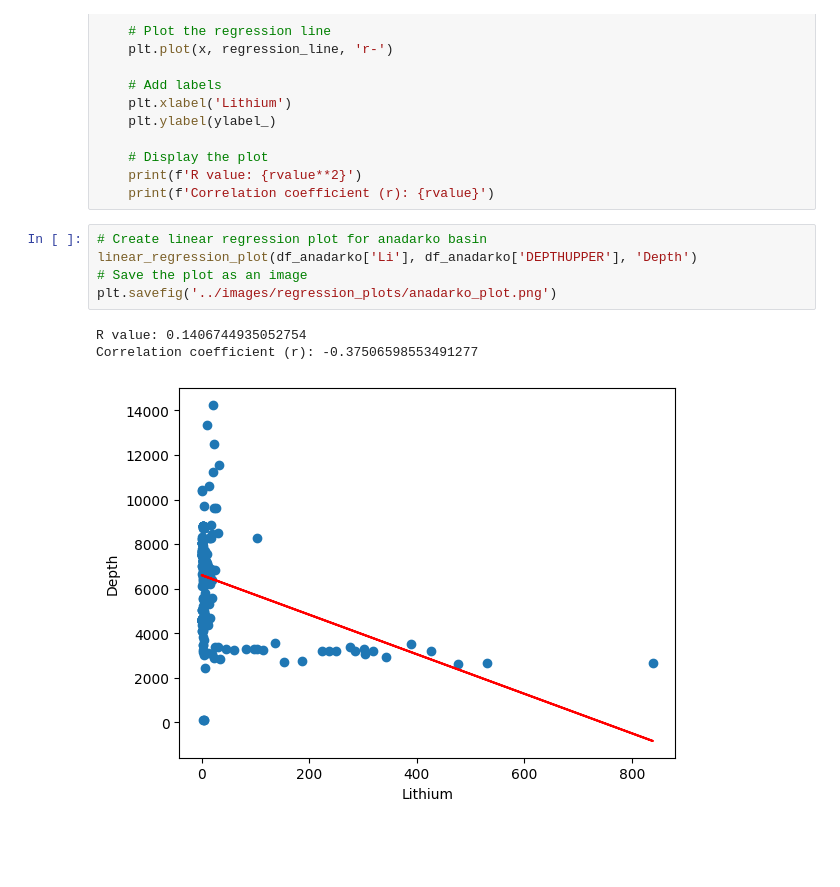
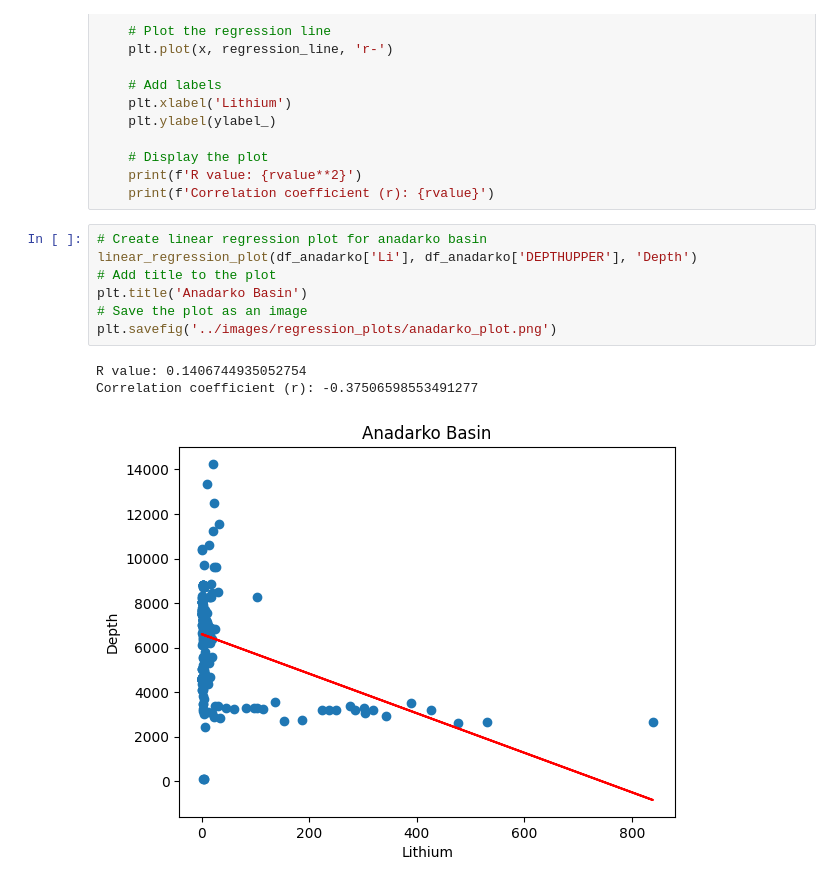
Before and after one commit to bsvab/produced-water-chemistry, a Jupyter notebook: notebooks/produced_water_chemistry-alejandro.ipynb, the cells around one changed output. Drawn from its saved outputs; the diff is of its cells as text; blank space fills up the shorter version.

Commit message:
pushing finalized regression plots code

```diff
--- a/notebooks/produced_water_chemistry-alejandro.ipynb
+++ b/notebooks/produced_water_chemistry-alejandro.ipynb
@@ -338,12 +338,14 @@ def linear_regression_plot(x, y, ylabel_):
 # %%
 # Create linear regression plot for anadarko basin
 linear_regression_plot(df_anadarko['Li'], df_anadarko['DEPTHUPPER'], 'Depth')
+# Add title to the plot
+plt.title('Anadarko Basin')
 # Save the plot as an image
 plt.savefig('../images/regression_plots/anadarko_plot.png')
 # %% [output]
 R value: 0.1406744935052754
 Correlation coefficient (r): -0.37506598553491277
-[figure, old version]
+[figure, new version]
 # %%
 # Create linear regression plot for appalachain basin
 linear_regression_plot(df_appalachian['Li'], df_appalachian['DEPTHUPPER'], 'Depth')
```
Also changed, not shown: parts of 9 cells of this notebook, 10 other files.
